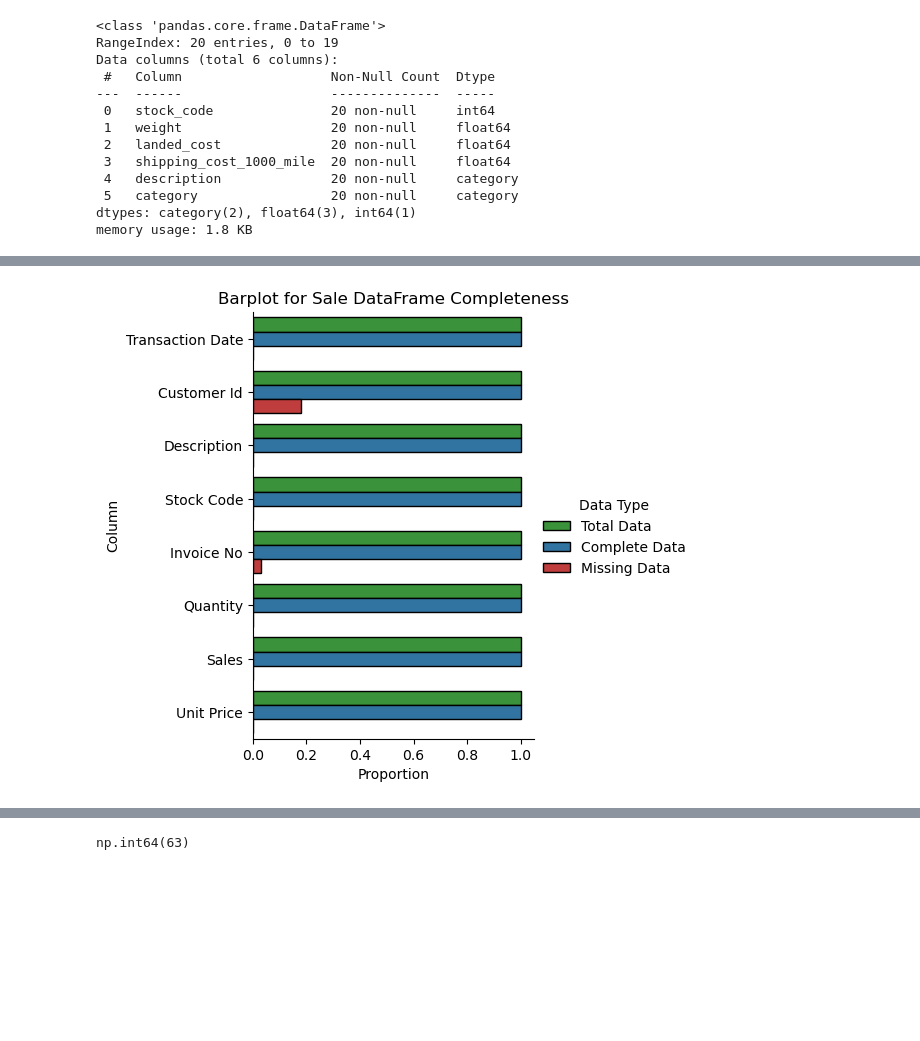
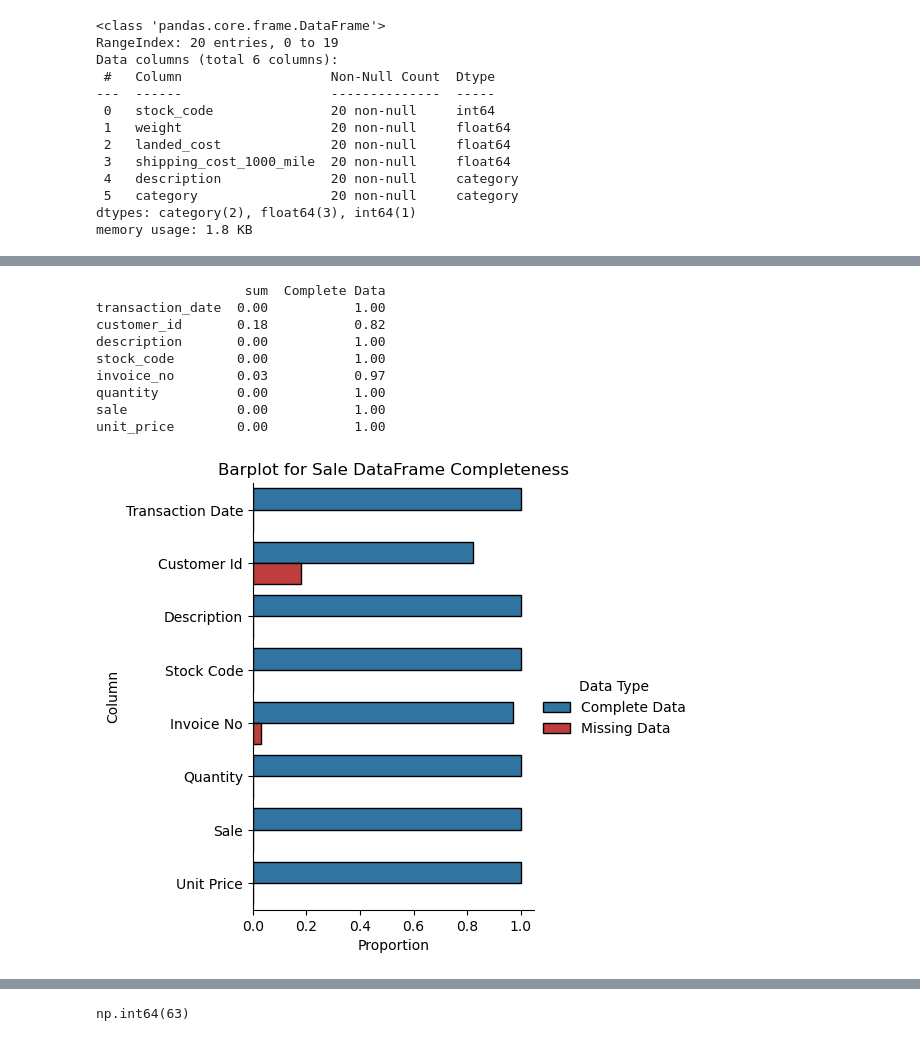
Before and after one commit to jatoapan/Ecommerce_Analytics, a Jupyter notebook: notebooks/1.0_jtd_data_preparation.ipynb, the cells around one changed output, grey strips where cells are left out. Saved outputs shown, nothing was run; the diff lists cells and outputs as text; code cells hidden in the pictures; blank space fills up the shorter version.

```diff
--- a/notebooks/1.0_jtd_data_preparation.ipynb
+++ b/notebooks/1.0_jtd_data_preparation.ipynb
@@ -388,9 +461,18 @@ dtypes: float64(4), int64(1), object(3)
 memory usage: 1.5+ MB
 # %%
 sale_df_columns = list(sale_df.columns)
-plot_completeness_barplot(df=sale_df,column=sale_df_columns,df_name="Sale")
+plots.plot_completeness_barplot(df=sale_df,column=sale_df_columns,df_name="Sale")
 # %% [output]
+                   sum  Complete Data
+transaction_date  0.00           1.00
+customer_id       0.18           0.82
+description       0.00           1.00
+stock_code        0.00           1.00
+invoice_no        0.03           0.97
+quantity          0.00           1.00
+sale              0.00           1.00
+unit_price        0.00           1.00
-[figure, old version]
+[figure, new version]
 # %%
 duplicated_rows = sale_df.duplicated(keep=False)
 sale_df[duplicated_rows]
```
Also changed, not shown: parts of 20 cells of this notebook, 2 other files.
